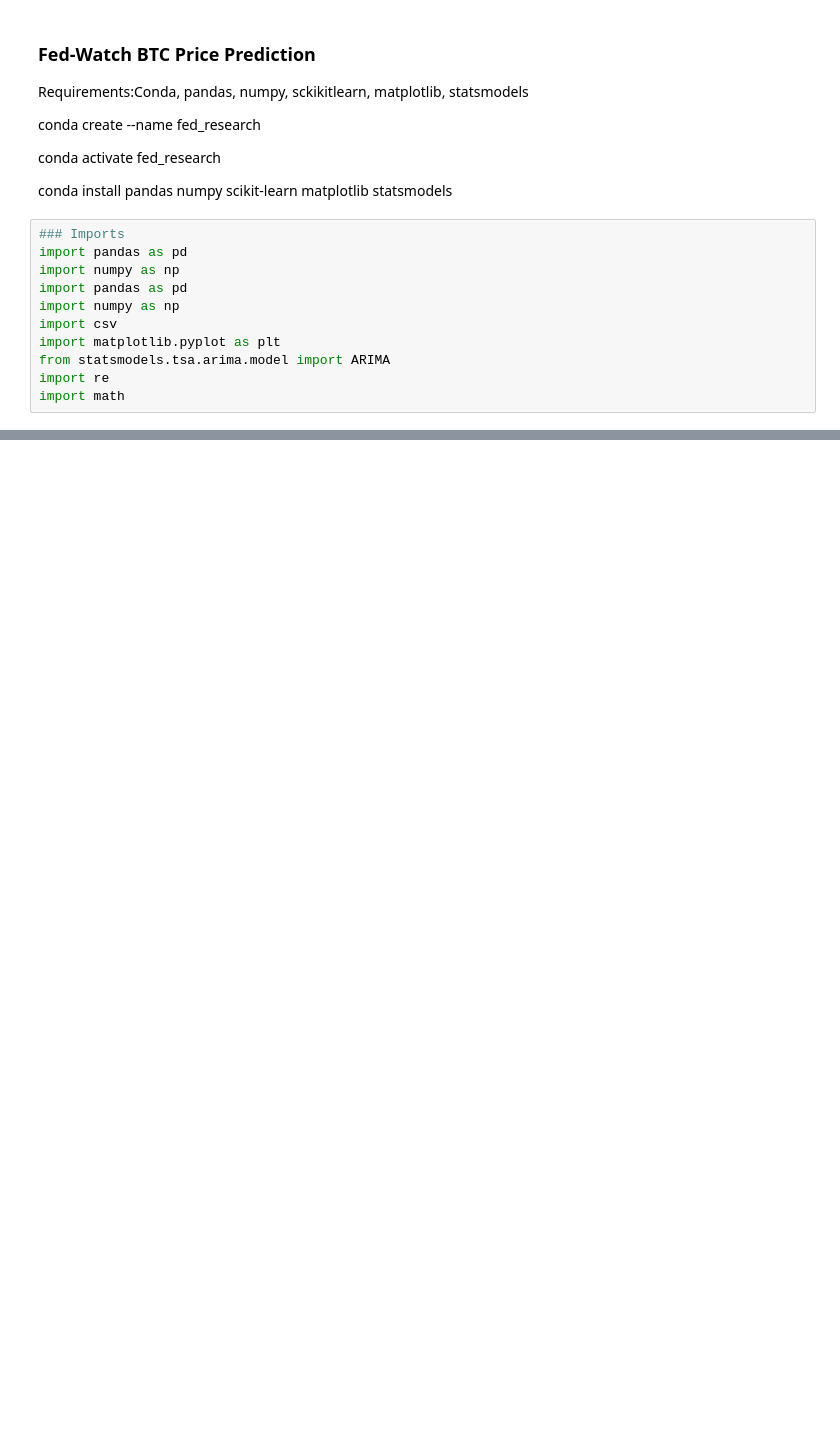
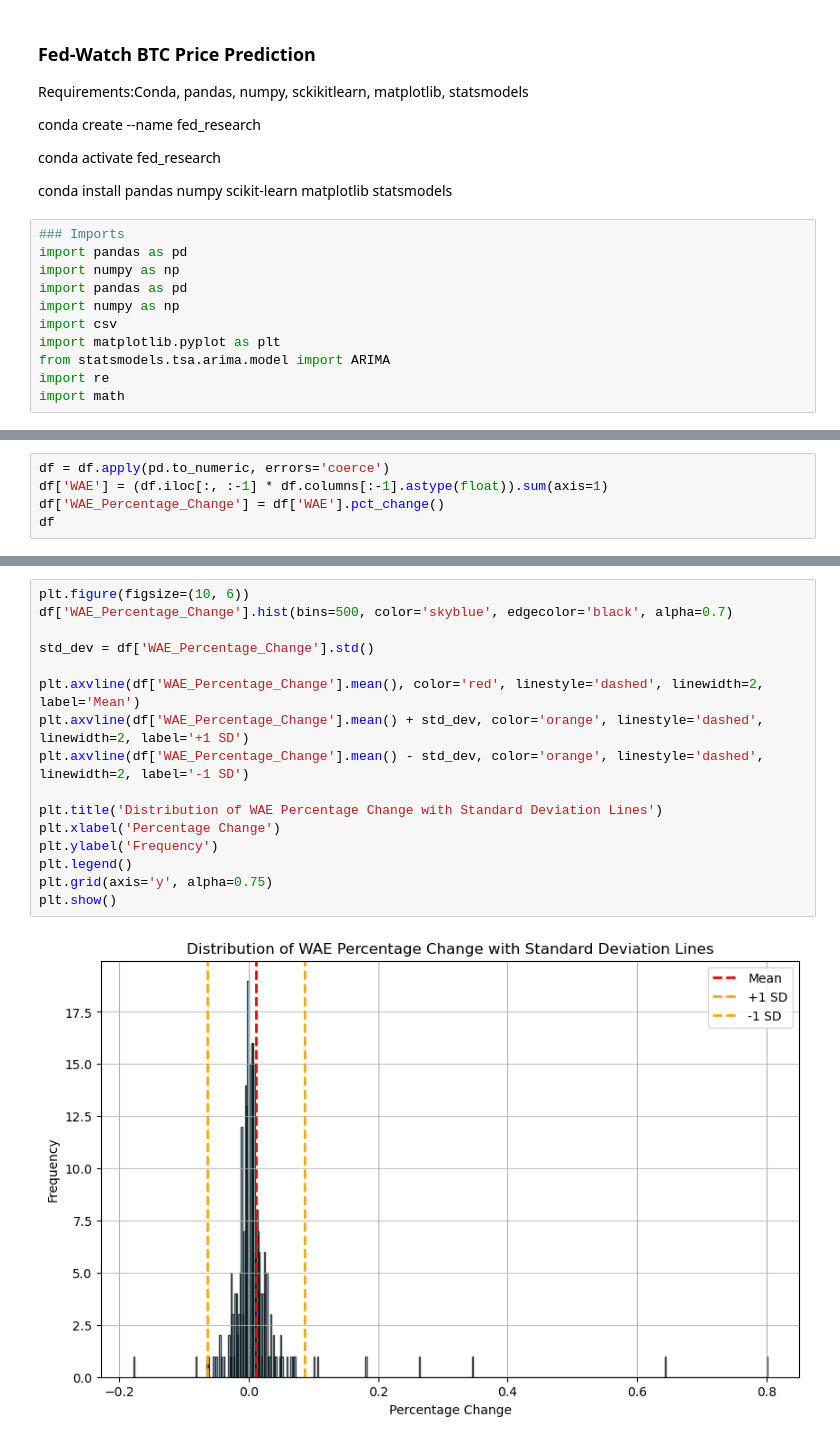
Before and after one commit to Shash23/Federal-Data-Research, a Jupyter notebook: fed_research.ipynb, the cells around one changed output, grey strips where cells are left out. Saved outputs shown, nothing was run; the diff lists cells and outputs as text; blank space fills up the shorter version.

```diff
--- a/fed_research.ipynb
+++ b/fed_research.ipynb
@@ -146,0 +101,5 @@ new_df
+# %%
+df = df.apply(pd.to_numeric, errors='coerce')
+df['WAE'] = (df.iloc[:, :-1] * df.columns[:-1].astype(float)).sum(axis=1)
+df['WAE_Percentage_Change'] = df['WAE'].pct_change()
+df
@@ -146,0 +121,18 @@ new_df
+# %%
+plt.figure(figsize=(10, 6))
+df['WAE_Percentage_Change'].hist(bins=500, color='skyblue', edgecolor='black', alpha=0.7)
+
+std_dev = df['WAE_Percentage_Change'].std()
+
+plt.axvline(df['WAE_Percentage_Change'].mean(), color='red', linestyle='dashed', linewidth=2, label='Mean')
+plt.axvline(df['WAE_Percentage_Change'].mean() + std_dev, color='orange', linestyle='dashed', linewidth=2, label='+1 SD')
+plt.axvline(df['WAE_Percentage_Change'].mean() - std_dev, color='orange', linestyle='dashed', linewidth=2, label='-1 SD')
+
+plt.title('Distribution of WAE Percentage Change with Standard Deviation Lines')
+plt.xlabel('Percentage Change')
+plt.ylabel('Frequency')
+plt.legend()
+plt.grid(axis='y', alpha=0.75)
+plt.show()
+# %% [output]
+[figure, added]
```
Also changed, not shown: parts of 12 cells of this notebook.
